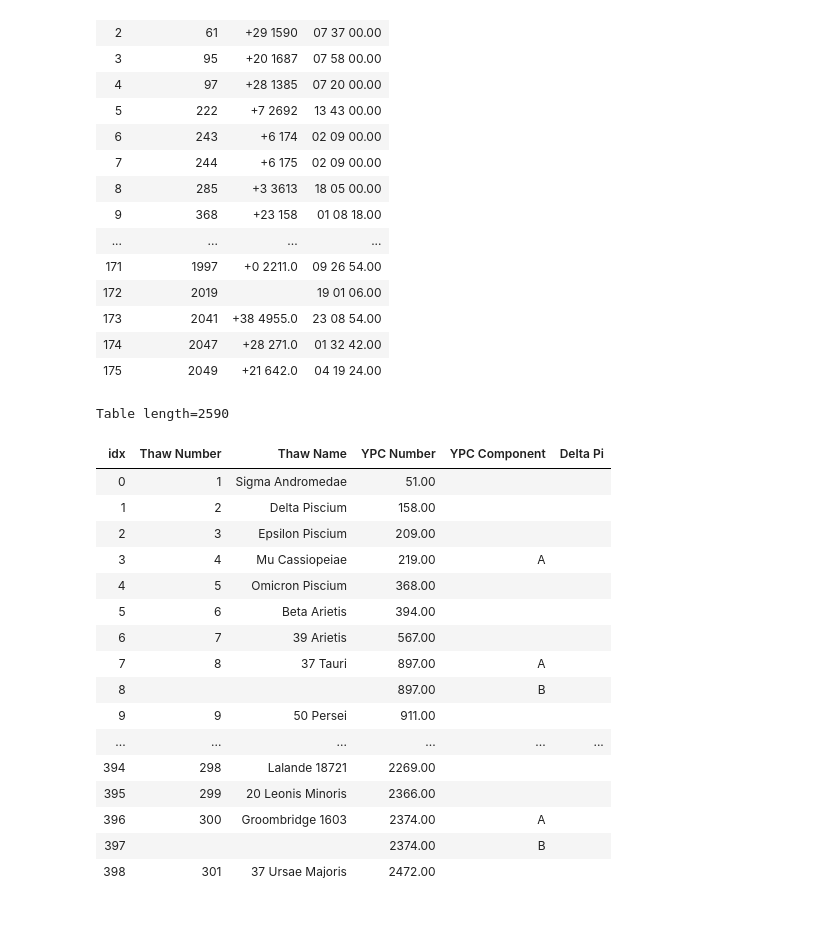
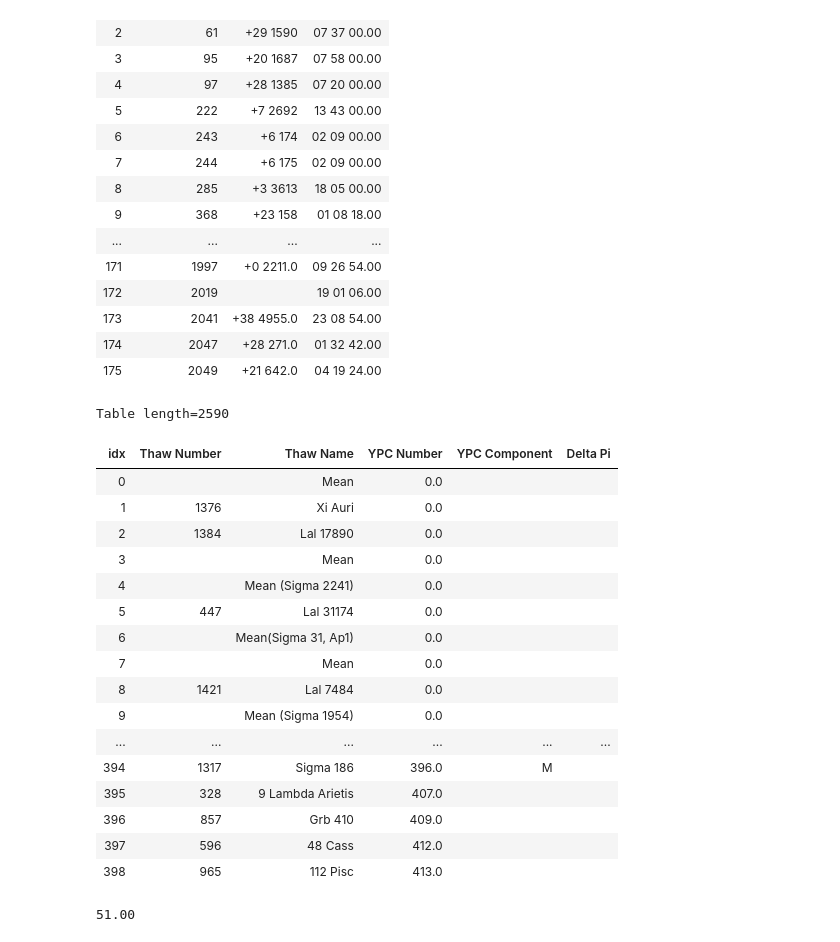
Before and after one commit to janvimadhani/thaw_star_catalog, a Jupyter notebook: Consolidate TSC .ipynb, the cells around one changed output. Drawn from its saved outputs; the diff is of its cells as text; code cells hidden in the pictures.

```diff
--- a/Consolidate TSC .ipynb
+++ b/Consolidate TSC .ipynb
@@ -815,12 +815,19 @@ ascii.write(miss_ypc, 'missing_ypc.csv', format='csv',overwrite=True)
 # %%
 ### delta pi table
 deltpi_names = ['Thaw Number','Thaw Name', 'YPC Number', 'YPC Component','Delta Pi']
-deltpi_table = Table(names=deltpi_names,dtype=[object,object,object,object,object])
+deltpi_table = Table(names=deltpi_names,dtype=[object,object,float,object,object])
 
 for i in range(len(finaltable)):
     thawnum = finaltable[i]['Thaw Number']
     thawname = finaltable[i]['Thaw Name']
-    ypcnum = finaltable[i]['YPC Number']
+    ypc_num = finaltable[i]['YPC Number']
+
+    if ypc_num.replace('.','',1).isdigit():
+        ypcnum = "%.2f" % float(ypc_num)
+    else:
+        ypcnum = 0
+
+
     ypccomp = finaltable[i]['YPC Component']
     """
 
@@ -852,27 +859,33 @@ for i in range(len(finaltable)):
     dpi = ''
 
     deltpi_table.add_row((thawnum,thawname,ypcnum,ypccomp,dpi))
-# %%
-
-deltpi_table.show_in_notebook()
-# %% [output]
-Table length=2590
-| idx | Thaw Number | Thaw Name | YPC Number | YPC Component | Delta Pi |
-| 0 | 1 | Sigma Andromedae | 51.00 |  |  |
-| 1 | 2 | Delta Piscium | 158.00 |  |  |
-| 2 | 3 | Epsilon Piscium | 209.00 |  |  |
-| 3 | 4 | Mu Cassiopeiae | 219.00 | A |  |
-| 4 | 5 | Omicron Piscium | 368.00 |  |  |
-| 5 | 6 | Beta Arietis | 394.00 |  |  |
-| 6 | 7 | 39 Arietis | 567.00 |  |  |
-| 7 | 8 | 37 Tauri | 897.00 | A |  |
-| 8 |  |  | 897.00 | B |  |
-| 9 | 9 | 50 Persei | 911.00 |  |  |
-| ... | ... | ... | ... | ... | ... |
-| 394 | 298 | Lalande 18721 | 2269.00 |  |  |
-| 395 | 299 | 20 Leonis Minoris | 2366.00 |  |  |
-| 396 | 300 | Groombridge 1603 | 2374.00 | A |  |
-| 397 |  |  | 2374.00 | B |  |
-| 398 | 301 | 37 Ursae Majoris | 2472.00 |  |  |
+# %%
+deltpi_table.sort(['YPC Number'])
+deltpi_table.show_in_notebook()
+# %% [output]
+Table length=2590
+| idx | Thaw Number | Thaw Name | YPC Number | YPC Component | Delta Pi |
+| 0 |  | Mean | 0.0 |  |  |
+| 1 | 1376 | Xi Auri | 0.0 |  |  |
+| 2 | 1384 | Lal 17890 | 0.0 |  |  |
+| 3 |  | Mean | 0.0 |  |  |
+| 4 |  | Mean (Sigma 2241) | 0.0 |  |  |
+| 5 | 447 | Lal 31174 | 0.0 |  |  |
+| 6 |  | Mean(Sigma 31, Ap1) | 0.0 |  |  |
+| 7 |  | Mean | 0.0 |  |  |
+| 8 | 1421 | Lal 7484 | 0.0 |  |  |
+| 9 |  | Mean (Sigma 1954) | 0.0 |  |  |
+| ... | ... | ... | ... | ... | ... |
+| 394 | 1317 | Sigma 186 | 396.0 | M |  |
+| 395 | 328 | 9 Lambda Arietis | 407.0 |  |  |
+| 396 | 857 | Grb 410 | 409.0 |  |  |
+| 397 | 596 | 48 Cass | 412.0 |  |  |
+| 398 | 965 | 112 Pisc | 413.0 |  |  |
 # %%
 ascii.write(deltpi_table,'delta_pi_template.csv',format='csv',overwrite=True)
+# %%
+t = '51.00'
+t.replace('.','',1).isdigit()
+print(t)
+# %% [output]
+51.00
```
Also changed, not shown: 2 other files.
